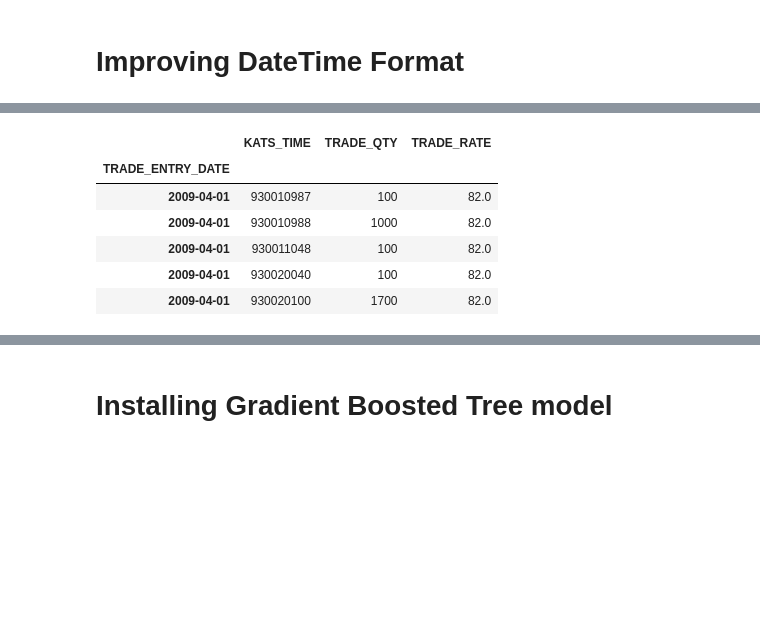
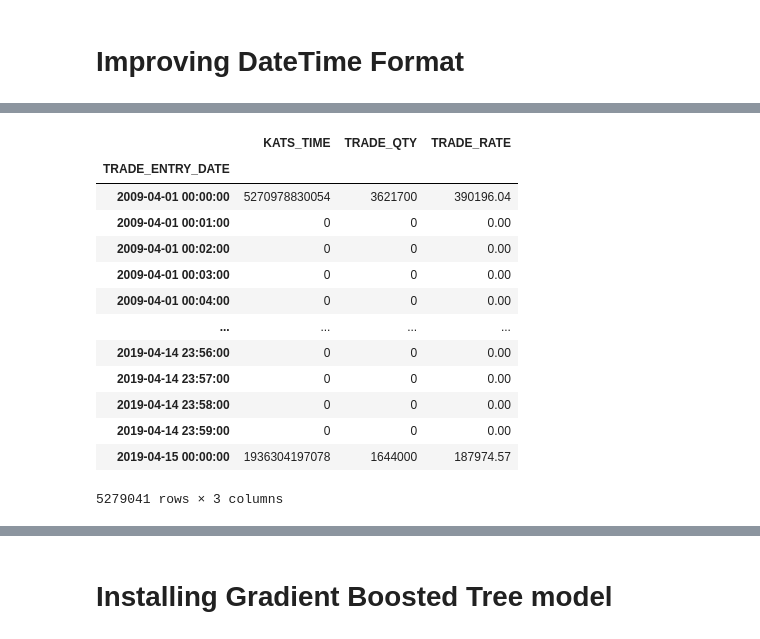
Before and after one commit to Syed-Sherjeel/PSX_Trading_Bot, a Jupyter notebook: Project_file.ipynb, the cells around one changed output, grey strips where cells are left out. Drawn from its saved outputs; the diff is of its cells as text; code cells hidden in the pictures; blank space fills up the shorter version.

```diff
--- a/Project_file.ipynb
+++ b/Project_file.ipynb
@@ -527,6 +527,10 @@ X,nS1/total_shares,nS2/total_shares,nS3/total_shares
  0.537439383949286)
 # %% [markdown]
 # Per Trade Data <a name='pt'></a>
+# %%
+atrl=pd.read_csv('../Modified_Data/Modified_ATRL.csv',index_col='Date_Time',
+                        parse_dates=True)
+atrl.head()
 # %%
 Names=['ATRL','bahl','EPCL','FCCL','LUCK','MCB','MLCF','NETSOL','NML',
       'OGDC','PPL','PSO','SEARL','TRG']
@@ -583,11 +597,18 @@ for i in range(1,atrl.shape[0],60):
-# %%
-df=pd.read_csv('Modified_ATRL.csv',index_col='TRADE_ENTRY_DATE',parse_dates=True)
-df.head()
-# %% [output]
-|  | KATS_TIME | TRADE_QTY | TRADE_RATE |
-| TRADE_ENTRY_DATE |  |  |  |
-| 2009-04-01 | 930010987 | 100 | 82.0 |
-| 2009-04-01 | 930010988 | 1000 | 82.0 |
-| 2009-04-01 | 930011048 | 100 | 82.0 |
-| 2009-04-01 | 930020040 | 100 | 82.0 |
-| 2009-04-01 | 930020100 | 1700 | 82.0 |
+# %%
+conversion = {'Open' : 'first', 'High' : 'max', 'Low' : 'min', 'Close' : 'last', 'Volume' : 'sum'}
+atrl.resample('1T').sum()
+# %% [output]
+|  | KATS_TIME | TRADE_QTY | TRADE_RATE |
+| TRADE_ENTRY_DATE |  |  |  |
+| 2009-04-01 00:00:00 | 5270978830054 | 3621700 | 390196.04 |
+| 2009-04-01 00:01:00 | 0 | 0 | 0.00 |
+| 2009-04-01 00:02:00 | 0 | 0 | 0.00 |
+| 2009-04-01 00:03:00 | 0 | 0 | 0.00 |
+| 2009-04-01 00:04:00 | 0 | 0 | 0.00 |
+| ... | ... | ... | ... |
+| 2019-04-14 23:56:00 | 0 | 0 | 0.00 |
+| 2019-04-14 23:57:00 | 0 | 0 | 0.00 |
+| 2019-04-14 23:58:00 | 0 | 0 | 0.00 |
+| 2019-04-14 23:59:00 | 0 | 0 | 0.00 |
+| 2019-04-15 00:00:00 | 1936304197078 | 1644000 | 187974.57 |
+5279041 rows × 3 columns
```
Also changed, not shown: parts of 10 cells of this notebook.
